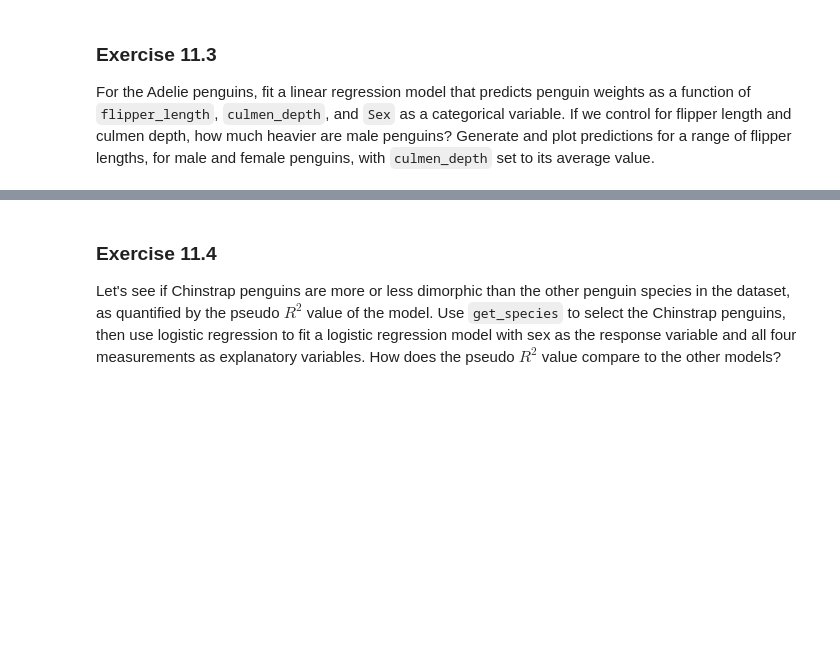
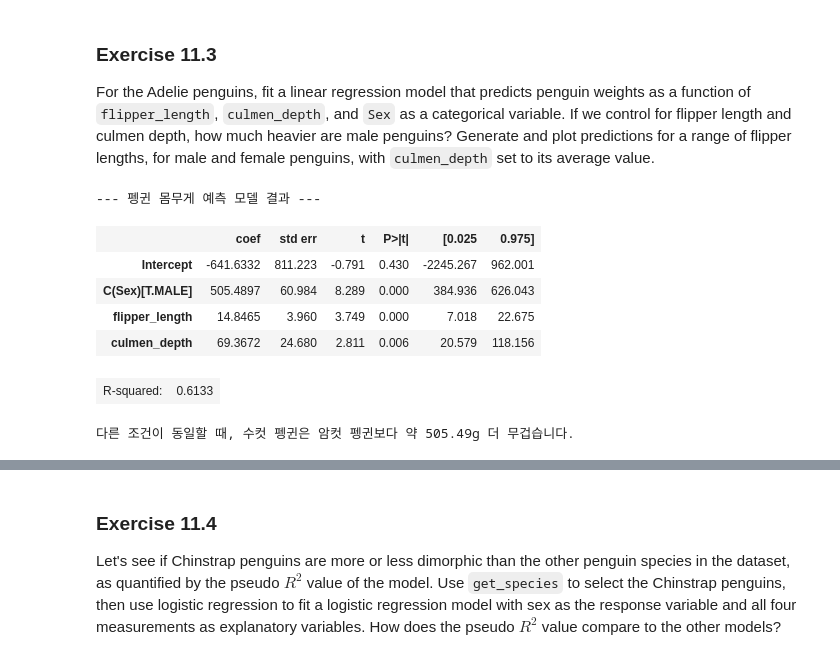
Before and after one commit to Malrangbbobbi/Think-Stats-Study, a Jupyter notebook: chap11.ipynb, the cells around one changed output, grey strips where cells are left out. Drawn from its saved outputs; the diff is of its cells as text; code cells hidden in the pictures; blank space fills up the shorter version.

```diff
--- a/chap11.ipynb
+++ b/chap11.ipynb
@@ -611,5 +835,25 @@ If we control for flipper length and culmen depth, how much heavier are male pen
 Generate and plot predictions for a range of flipper lengths, for male and female penguins, with `culmen_depth` set to its average value.
 # %%
 # Solution goes here
+adelie_valid = adelie.dropna(subset=['mass', 'flipper_length', 'culmen_depth', 'Sex']).copy()
+adelie_valid = adelie_valid[adelie_valid.Sex != '.']
+
+formula_sex = "mass ~ flipper_length + culmen_depth + C(Sex)"
+result_sex = smf.ols(formula_sex, data=adelie_valid).fit()
+
+print("--- 펭귄 몸무게 예측 모델 결과 ---")
+display_summary(result_sex)
+
+male_coef = result_sex.params['C(Sex)[T.MALE]']
+print(f"\n다른 조건이 동일할 때, 수컷 펭귄은 암컷 펭귄보다 약 {male_coef:.2f}g 더 무겁습니다.")
+# %% [output]
+--- 펭귄 몸무게 예측 모델 결과 ---
+|  | coef | std err | t | P>|t| | [0.025 | 0.975] |
+| Intercept | -641.6332 | 811.223 | -0.791 | 0.430 | -2245.267 | 962.001 |
+| C(Sex)[T.MALE] | 505.4897 | 60.984 | 8.289 | 0.000 | 384.936 | 626.043 |
+| flipper_length | 14.8465 | 3.960 | 3.749 | 0.000 | 7.018 | 22.675 |
+| culmen_depth | 69.3672 | 24.680 | 2.811 | 0.006 | 20.579 | 118.156 |
+| R-squared: | 0.6133 |
+다른 조건이 동일할 때, 수컷 펭귄은 암컷 펭귄보다 약 505.49g 더 무겁습니다.
 # %%
 # Solution goes here
```
Also changed, not shown: parts of 54 cells of this notebook, 2 other files.
